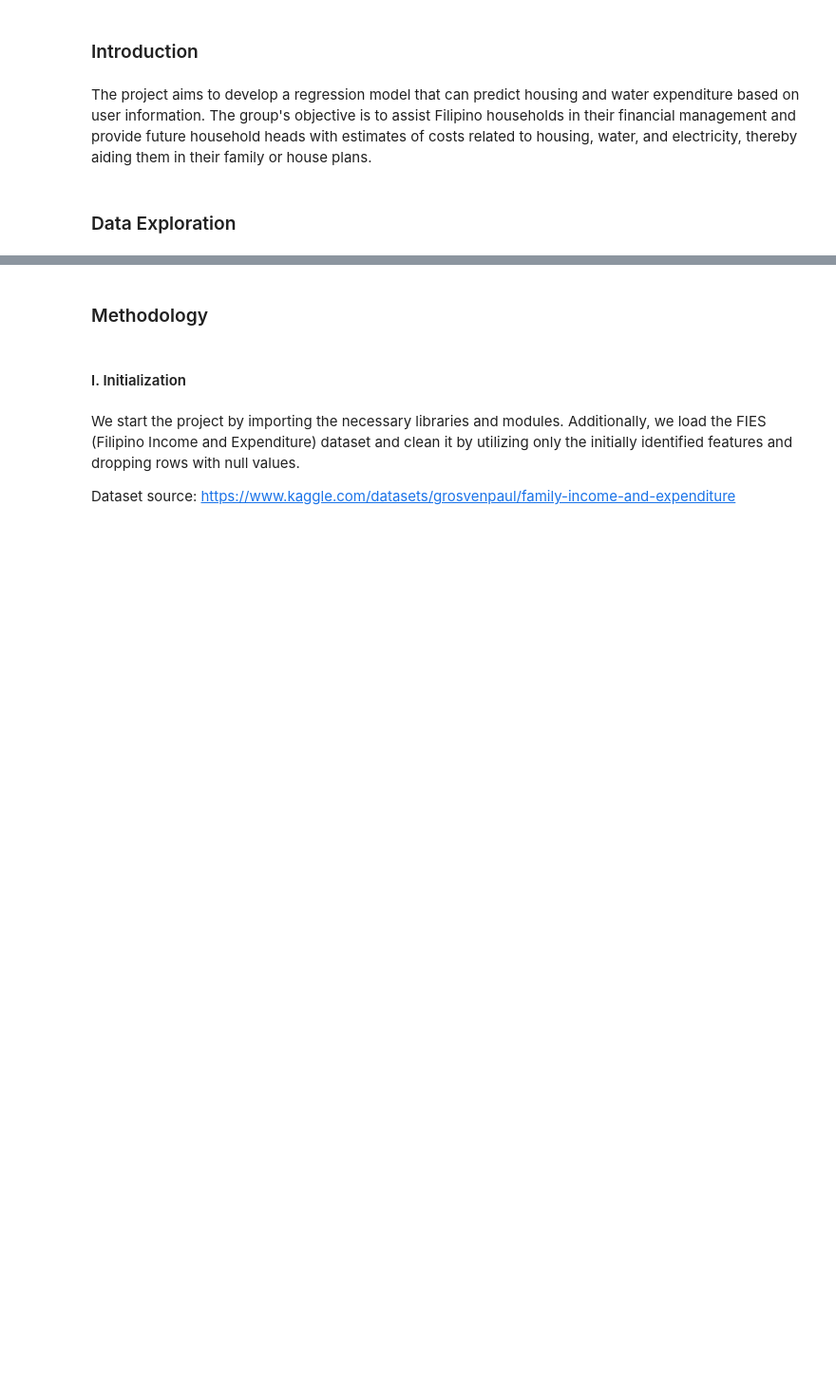
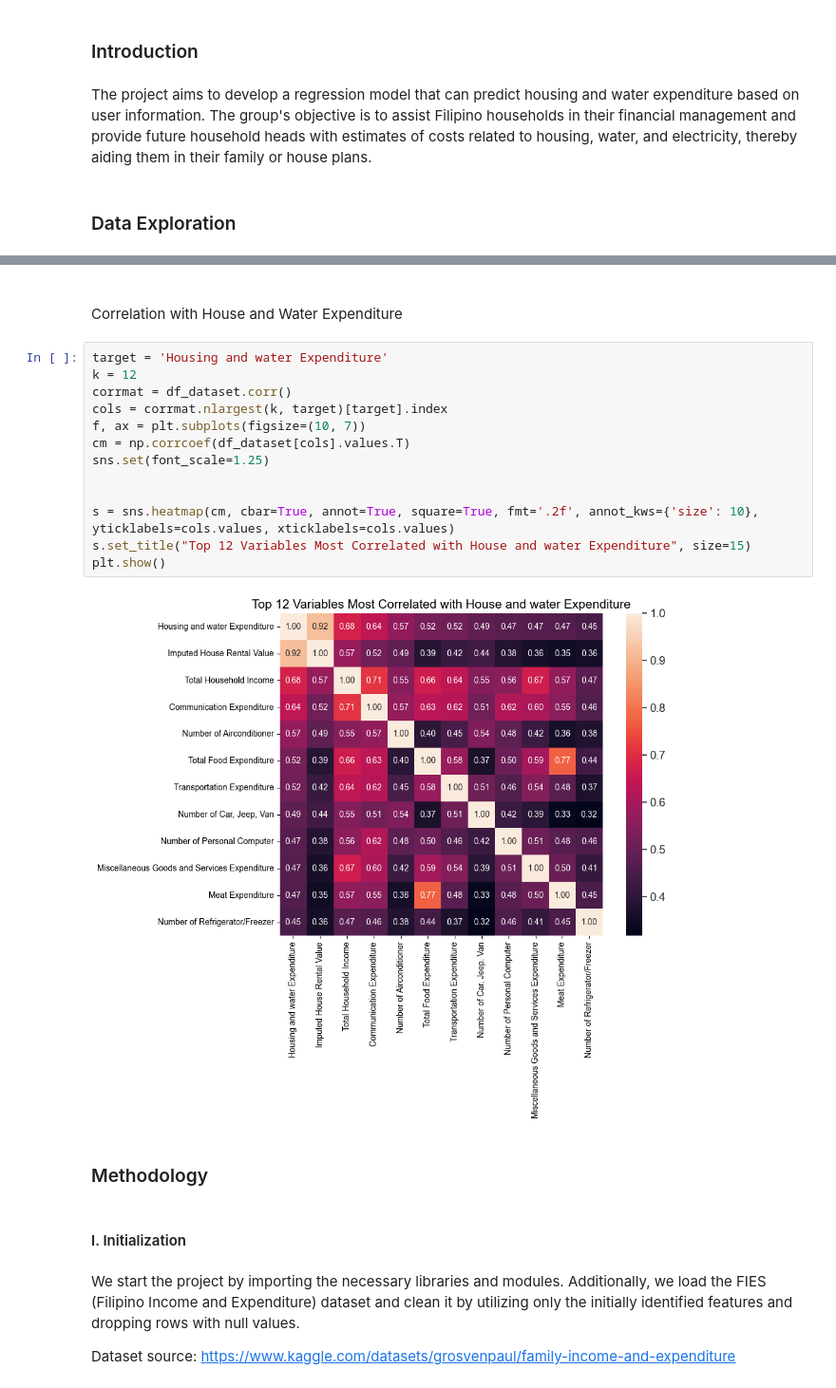
Before and after one commit to d1w1rm4/CS180-Project, a Jupyter notebook: model_code.ipynb, the cells around one changed output, grey strips where cells are left out. Shown at 95% size. Saved outputs shown, nothing was run; the diff lists cells and outputs as text; blank space fills up the shorter version.

```diff
--- a/model_code.ipynb
+++ b/model_code.ipynb
@@ -11,3 +67,21 @@ The project aims to develop a regression model that can predict housing and wate
+# %% [markdown]
+######
+Correlation with House and Water Expenditure
+# %%
+target = 'Housing and water Expenditure'
+k = 12
+corrmat = df_dataset.corr()
+cols = corrmat.nlargest(k, target)[target].index
+f, ax = plt.subplots(figsize=(10, 7))
+cm = np.corrcoef(df_dataset[cols].values.T)
+sns.set(font_scale=1.25)
+
+
+s = sns.heatmap(cm, cbar=True, annot=True, square=True, fmt='.2f', annot_kws={'size': 10}, yticklabels=cols.values, xticklabels=cols.values)
+s.set_title("Top 12 Variables Most Correlated with House and water Expenditure", size=15)
+plt.show()
+# %% [output]
+[figure, added]
 # %% [markdown]
 ### Methodology
 # %% [markdown]
```
Also changed, not shown: parts of 46 cells of this notebook, 4 other files.
